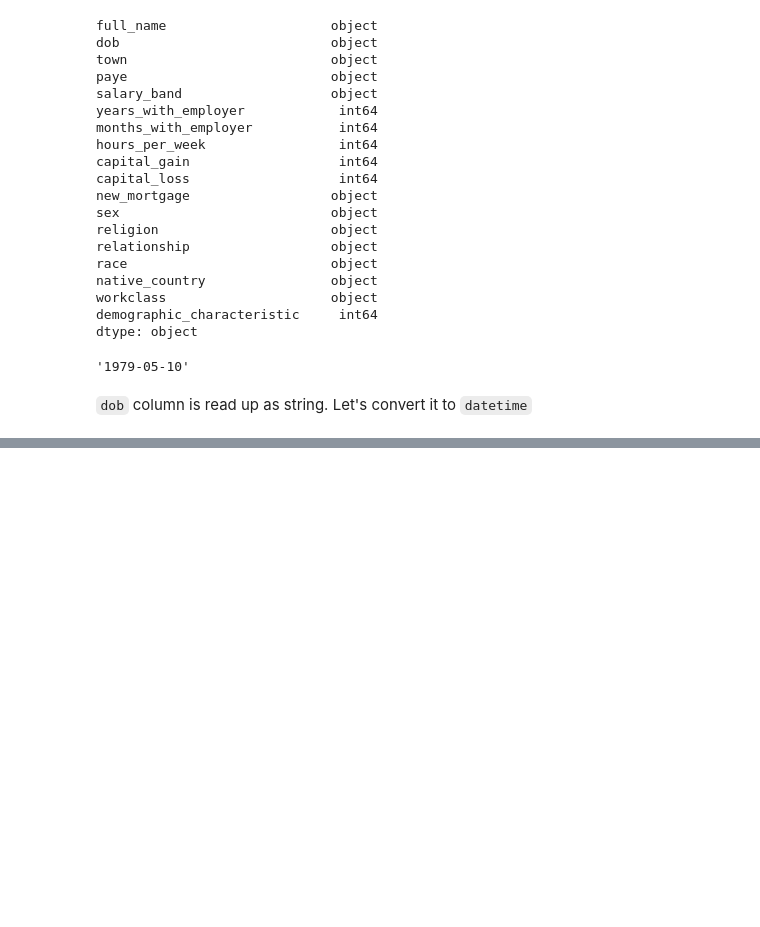
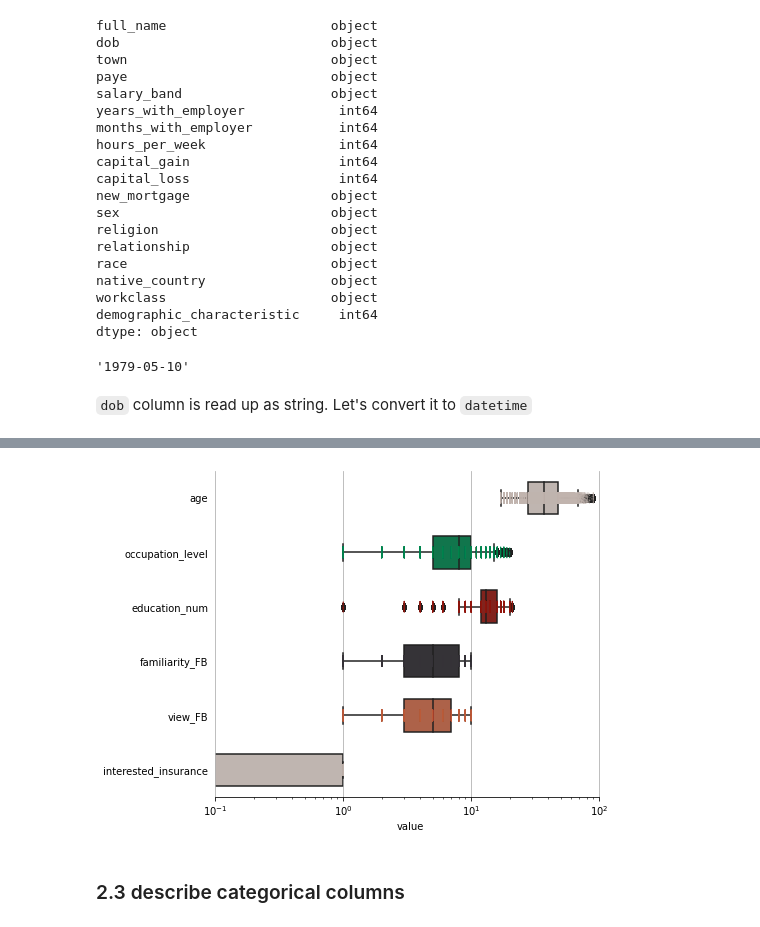
Before and after one commit to GaborJenei/macaroni, a Jupyter notebook: notebooks/0_Discovery.ipynb, the cells around one changed output, grey strips where cells are left out. Drawn from its saved outputs; the diff is of its cells as text; code cells hidden in the pictures; blank space fills up the shorter version.

```diff
--- a/notebooks/0_Discovery.ipynb
+++ b/notebooks/0_Discovery.ipynb
@@ -153,0 +253,35 @@ df_campaign.head()
+# %%
+# Univariate plots for the above
+f, ax = plt.subplots(figsize=(7, 6))
+ax.set_xscale("log")
+
+sns.boxplot(data=df_campaign.drop(columns='participant_id') \
+                            .select_dtypes(include='number') \
+                            .melt(var_name='column'),
+            x="value",
+            y="column",
+            whis=1,
+            width=.6,
+            palette=cmap.colors);
+
+sns.stripplot(data=df_campaign.drop(columns='participant_id') \
+                              .select_dtypes(include='number') \
+                              .melt(var_name='column'),
+              x="value",
+              y="column",
+              size=1,
+              palette=cmap.colors,
+              alpha=0.5,
+              linewidth=0)
+
+
+ax.xaxis.grid(True)
+ax.set(ylabel="")
+ax.set_xlim(left=0.1)
+sns.despine(trim=True, left=True)
+ax.yaxis.set_tick_params(left = False)
+# %% [output]
+[figure, added]
+# %% [markdown]
+<a id='2_3'></a>
+### 2.3 describe categorical columns
```
Also changed, not shown: parts of 32 cells of this notebook.
